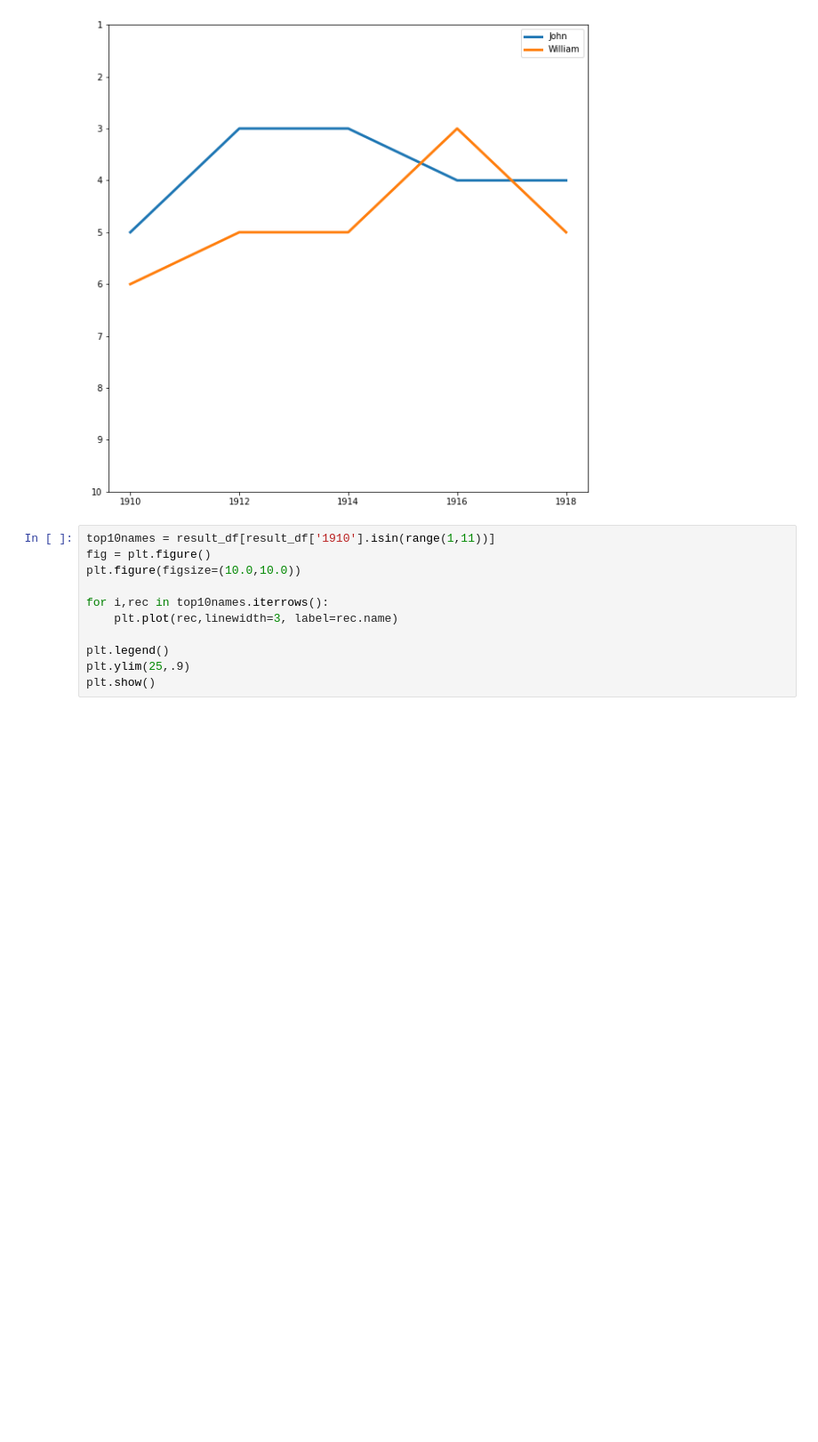
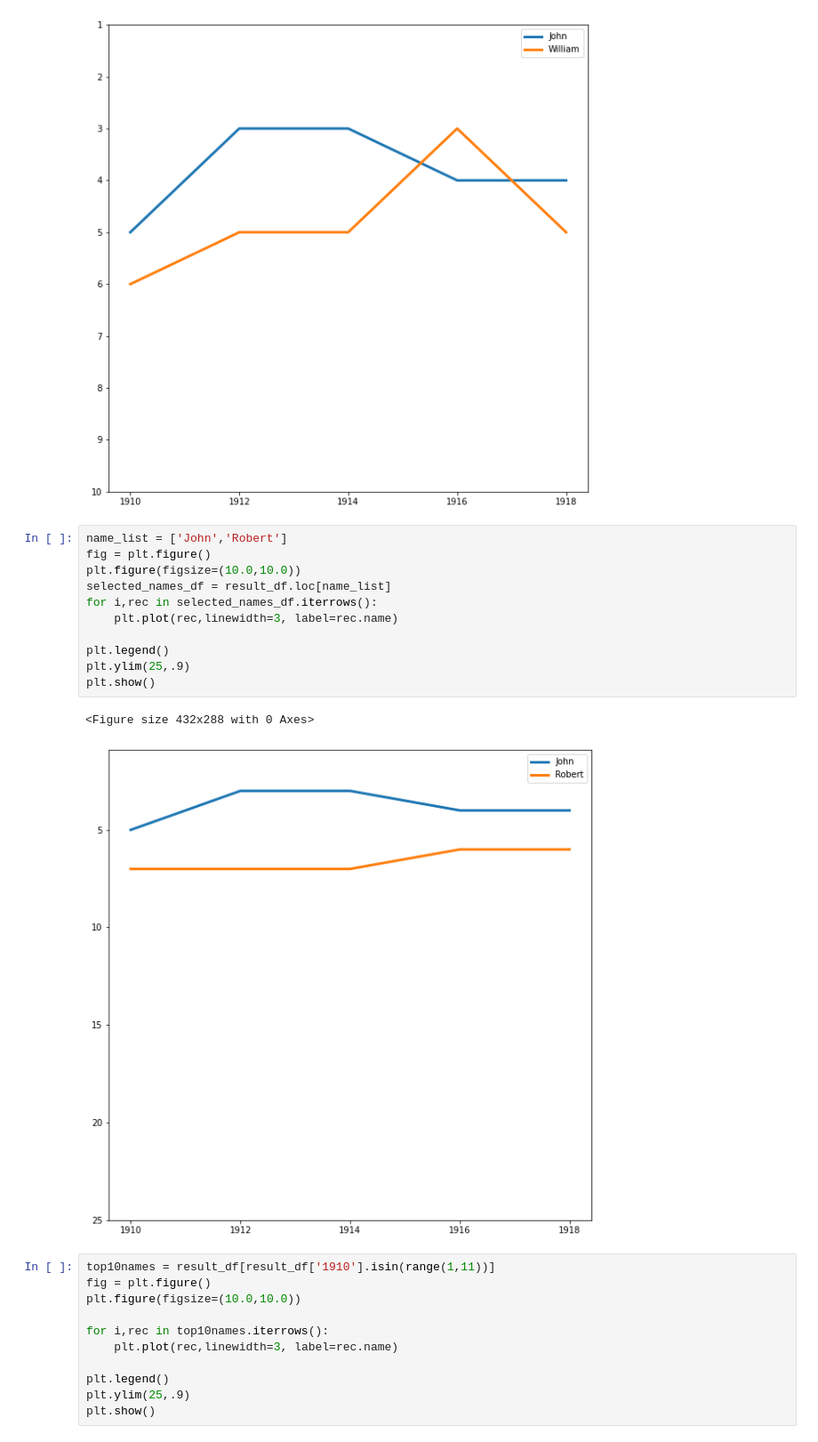
Before and after one commit to MrLRTripp/NameSurfer, a Jupyter notebook: namesurfer.ipynb, the cells around one changed output. Shown at 89% size. Saved outputs shown, nothing was run; the diff lists cells and outputs as text; blank space fills up the shorter version.

```diff
--- a/namesurfer.ipynb
+++ b/namesurfer.ipynb
@@ -591,6 +591,20 @@ plt.show()
 # %% [output]
 <Figure size 432x288 with 0 Axes>
 [figure]
+# %%
+name_list = ['John','Robert']
+fig = plt.figure()
+plt.figure(figsize=(10.0,10.0))
+selected_names_df = result_df.loc[name_list]
+for i,rec in selected_names_df.iterrows():
+    plt.plot(rec,linewidth=3, label=rec.name)
+
+plt.legend()
+plt.ylim(25,.9)
+plt.show()
+# %% [output]
+<Figure size 432x288 with 0 Axes>
+[figure, added]
 # %%
 top10names = result_df[result_df['1910'].isin(range(1,11))]
 fig = plt.figure()
```
Also changed, not shown: parts of 6 cells of this notebook.
